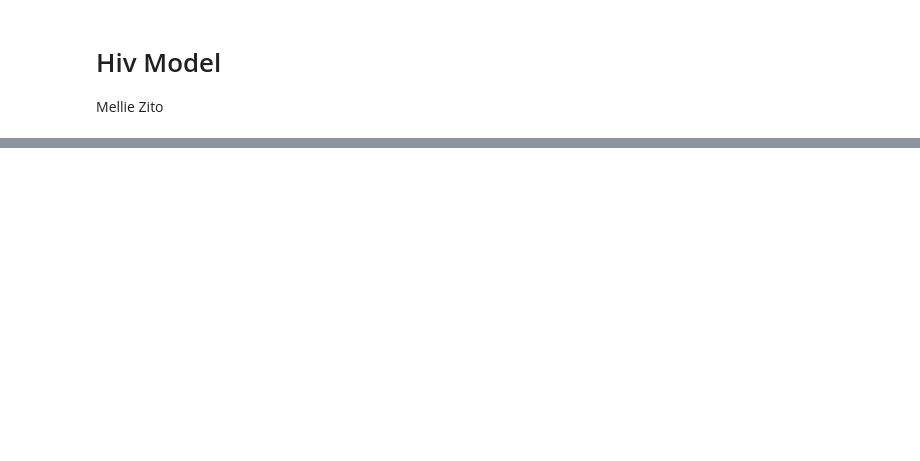
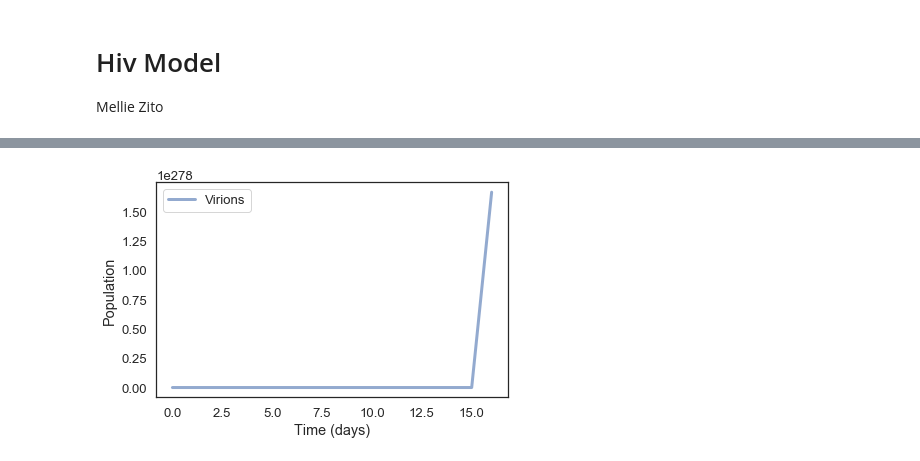
Before and after one commit to MellieZito/ModSimPy, a Jupyter notebook: code/hiv_model.ipynb, the cells around one changed output, grey strips where cells are left out. Cells and saved outputs as stored; diff of their text form; code cells hidden in the pictures; blank space fills up the shorter version.

```diff
--- a/code/hiv_model.ipynb
+++ b/code/hiv_model.ipynb
@@ -292,0 +158,4 @@ np.interp(0.26, frac_infected_series, frac_infected_series.index)
+# %%
+plot_results_single(results.V)
+# %% [output]
+[figure, added]
```
Also changed, not shown: parts of 47 cells of this notebook, 14 other files.
